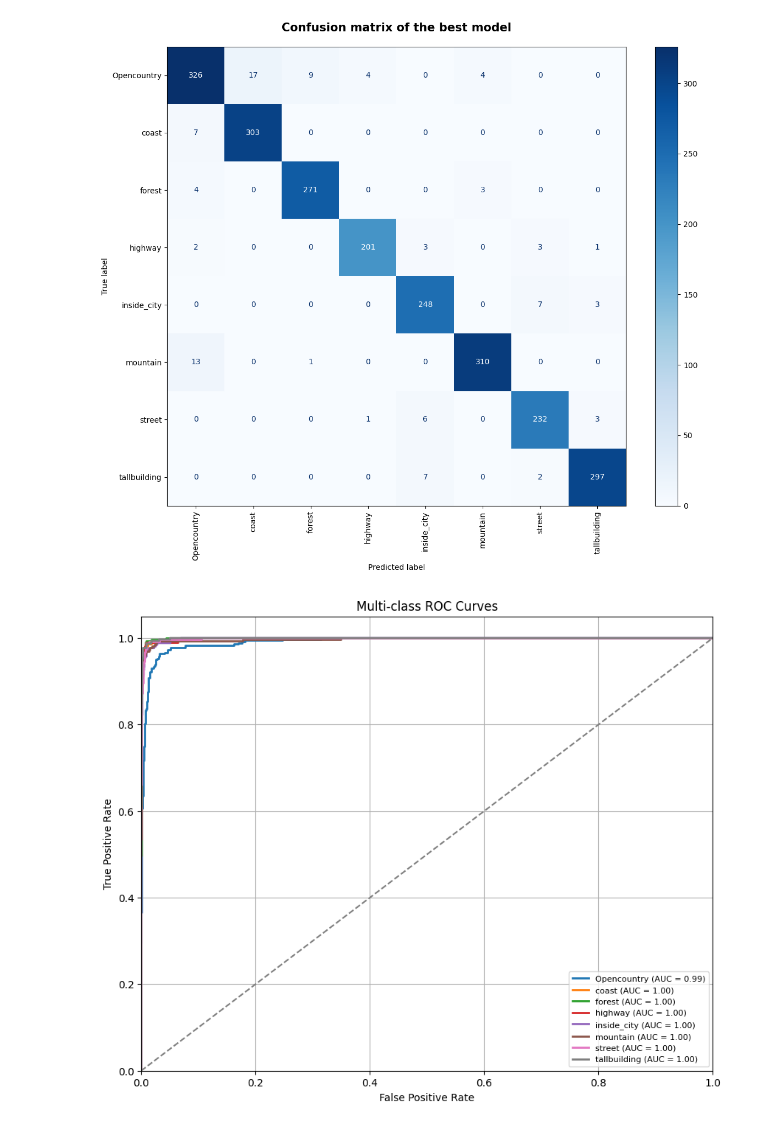
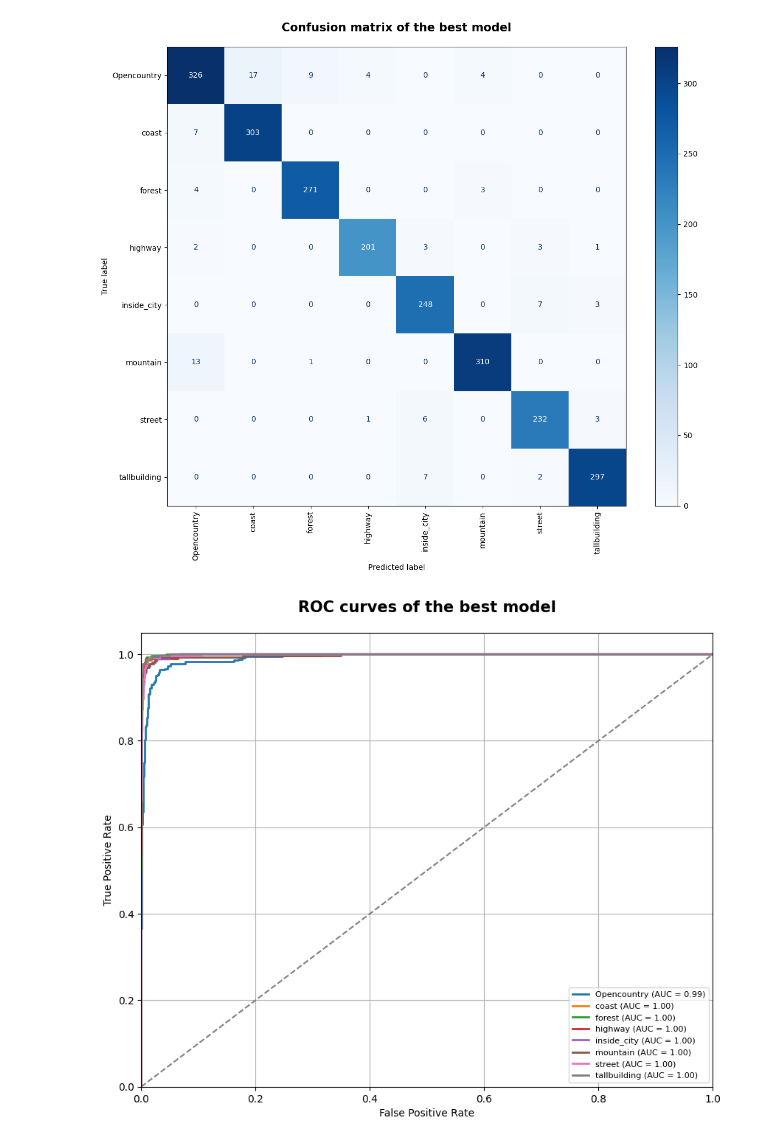
Before and after one commit to MCV-C3/project-team-6, a Jupyter notebook: Week3/experiments/result_plots.ipynb, the cells around one changed output. Saved outputs shown, nothing was run; the diff lists cells and outputs as text; code cells hidden in the pictures.

Commit message:
Title config problem

```diff
--- a/Week3/experiments/result_plots.ipynb
+++ b/Week3/experiments/result_plots.ipynb
@@ -112,22 +112,22 @@ plt.show()
 # %%
 n_classes = len(data_test.classes)
 y_true = np.array(label_binarize(all_labels, classes=np.arange(n_classes)))
 # y_true.shape = (num_samples, n_classes)
 plt.figure(figsize=(10, 8))
 
 for i in range(n_classes):
     fpr, tpr, _ = roc_curve(y_true[:, i], all_probs[:, i])
     roc_auc = auc(fpr, tpr)
     plt.plot(fpr, tpr, lw=2, label=f"{data_test.classes[i]} (AUC = {roc_auc:.2f})")
 
 plt.plot([0, 1], [0, 1], color='gray', linestyle='--')  # diagonal line
 plt.xlim([0.0, 1.0])
 plt.ylim([0.0, 1.05])
 plt.xlabel('False Positive Rate')
 plt.ylabel('True Positive Rate')
-plt.title('Multi-class ROC Curves')
+plt.title("ROC curves of the best model", fontsize=15, pad=20, fontweight='bold')
 plt.legend(loc='lower right', fontsize=8)
 plt.grid(True)
 plt.show()
 # %% [output]
-[figure, old version]
+[figure, new version]
```
